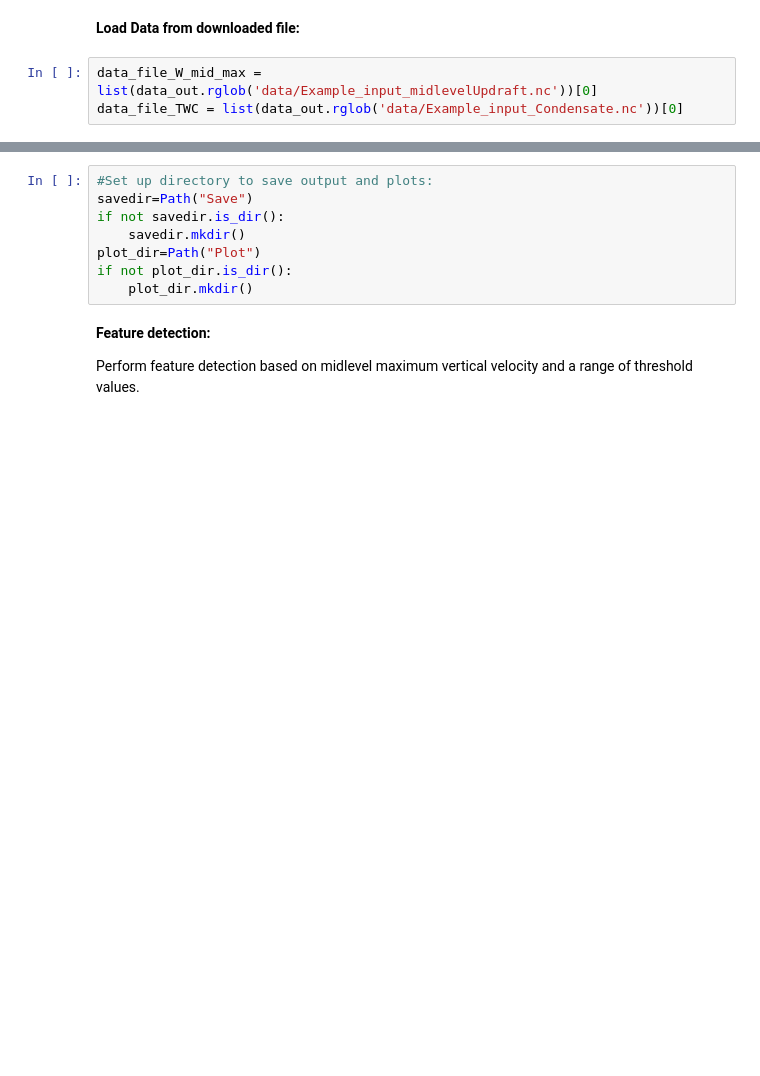
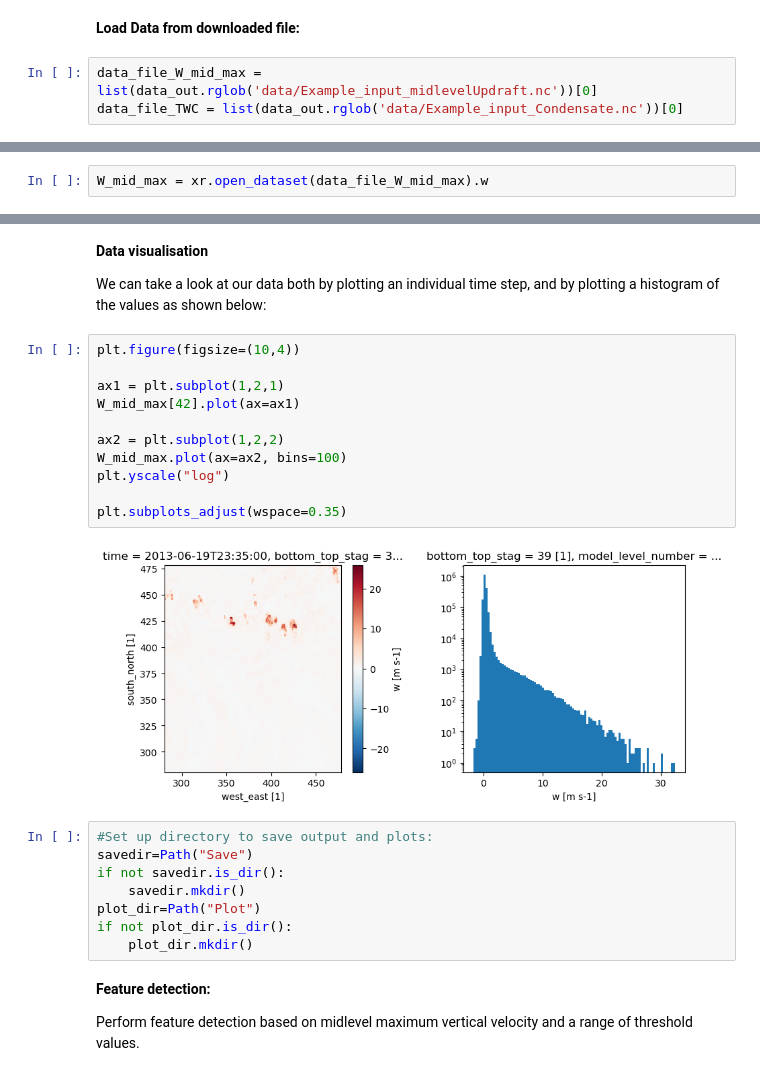
Before and after one commit to tobac-project/tobac, a Jupyter notebook: examples/Example_Updraft_Tracking/Example_Updraft_Tracking.ipynb, the cells around one changed output, grey strips where cells are left out. Saved outputs shown, nothing was run; the diff lists cells and outputs as text; blank space fills up the shorter version.

```diff
--- a/examples/Example_Updraft_Tracking/Example_Updraft_Tracking.ipynb
+++ b/examples/Example_Updraft_Tracking/Example_Updraft_Tracking.ipynb
@@ -62,0 +62,2 @@ TWC=iris.load_cube(str(data_file_TWC),'TWC')
+# %%
+W_mid_max = xr.open_dataset(data_file_W_mid_max).w
@@ -101,3 +107,20 @@ display(TWC)
+# %% [markdown]
+**Data visualisation**
+
+We can take a look at our data both by plotting an individual time step, and by plotting a histogram of the values as shown below:
+# %%
+plt.figure(figsize=(10,4))
+
+ax1 = plt.subplot(1,2,1)
+W_mid_max[42].plot(ax=ax1)
+
+ax2 = plt.subplot(1,2,2)
+W_mid_max.plot(ax=ax2, bins=100)
+plt.yscale("log")
+
+plt.subplots_adjust(wspace=0.35)
+# %% [output]
+[figure, added]
 # %%
 #Set up directory to save output and plots:
 savedir=Path("Save")
```
Also changed, not shown: parts of 7 cells of this notebook, 2 other files.
